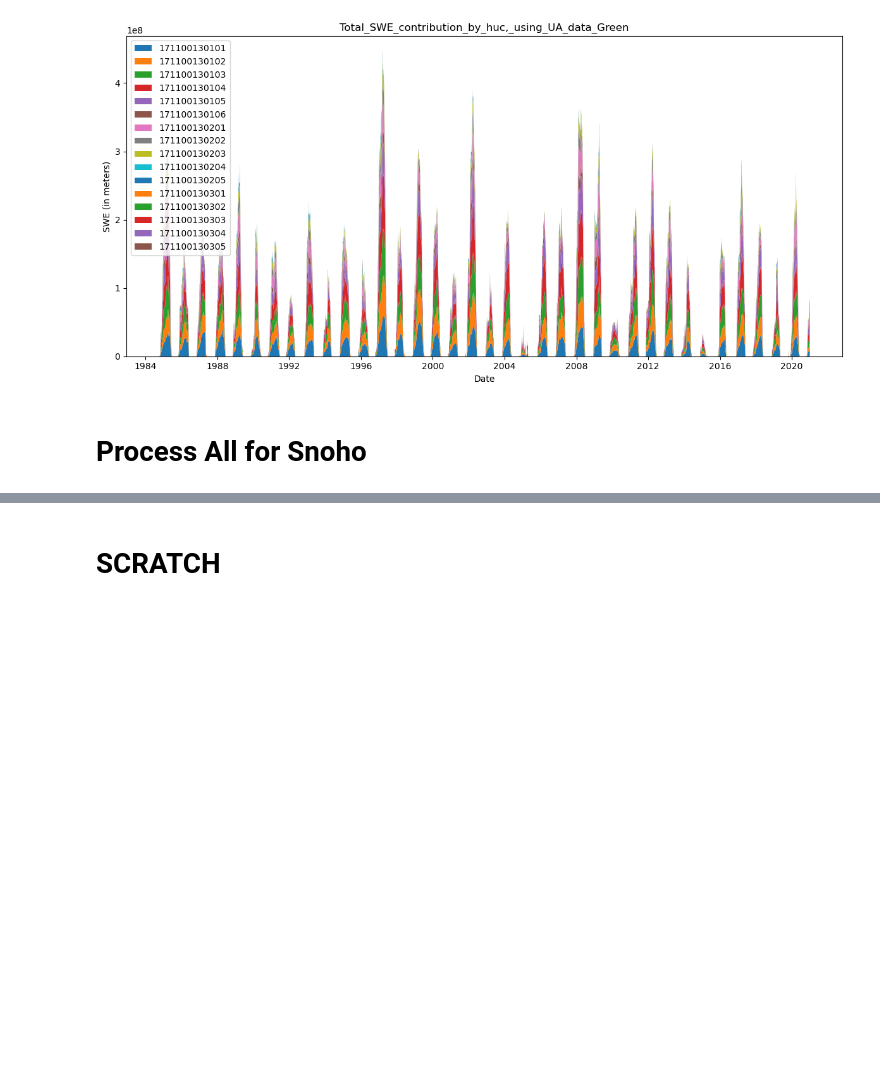
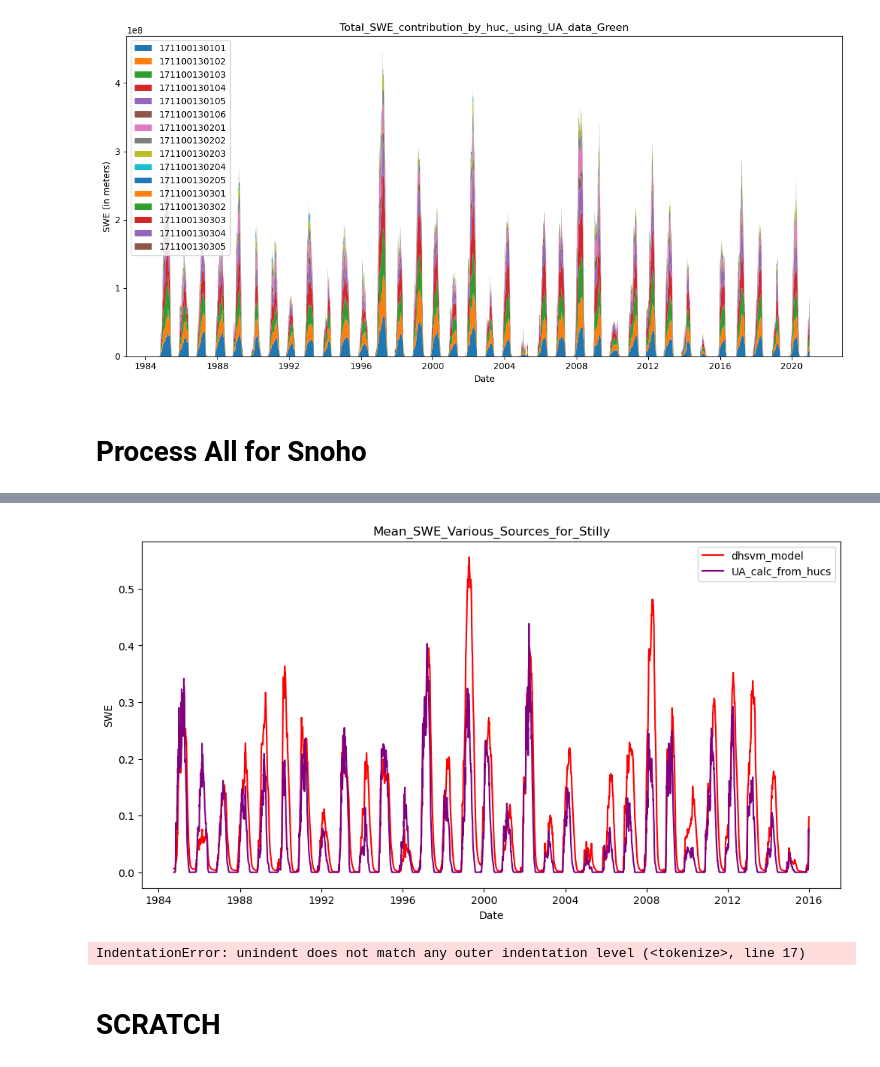
Before and after one commit to DSHydro/SnowML, a Jupyter notebook: notebooks/DHSVM/CompareSWESources.ipynb, the cells around one changed output, grey strips where cells are left out. Saved outputs shown, nothing was run; the diff lists cells and outputs as text; code cells hidden in the pictures; blank space fills up the shorter version.

```diff
--- a/notebooks/DHSVM/CompareSWESources.ipynb
+++ b/notebooks/DHSVM/CompareSWESources.ipynb
@@ -422,0 +463,7 @@ process_all(snoho_dict)
+# %%
+# Load and Visualize UA data
+my_dict = stilly_dict
+df_UA_from_hucs, df_UA_hucs_dict = calc_UA_from_huc(my_dict)
+plot(x_vals, [DHSVM_dict, df_UA_hucs_dict], ttl = f"Mean_SWE_Various_Sources_for_{name}")
+# %% [output]
+[figure, added]
@@ -423,3 +476,32 @@ process_all(snoho_dict)
+# %%
+
+
+
+
+
+
+
+# Calculate Similarity Snow Sources
+#df_dict = {
+        "DHSVM": daily_mean_df,
+        "UA": df_UA_all,
+        "UCLA": df_UCLA
+    }
+    similarity(df_dict)
+
+    # Calculate Similarity Calulation Methods
+    df_dict_2 = {
+        "DHSVM": daily_mean_df,
+        "UA": df_UA_all,
+        "UA_huc": df_UA_from_hucs
+    }
+
+    similarity(df_dict_2)
+
+    # Load and Visualize Contribution by Huc12 unit
+    total_swe_by_huc(my_dict)
+# %% [output]
+IndentationError: unindent does not match any outer indentation level (<tokenize>, line 17)
 # %% [markdown]
 # SCRATCH
 # %%
```
Also changed, not shown: parts of 10 cells of this notebook, 1 other file.
